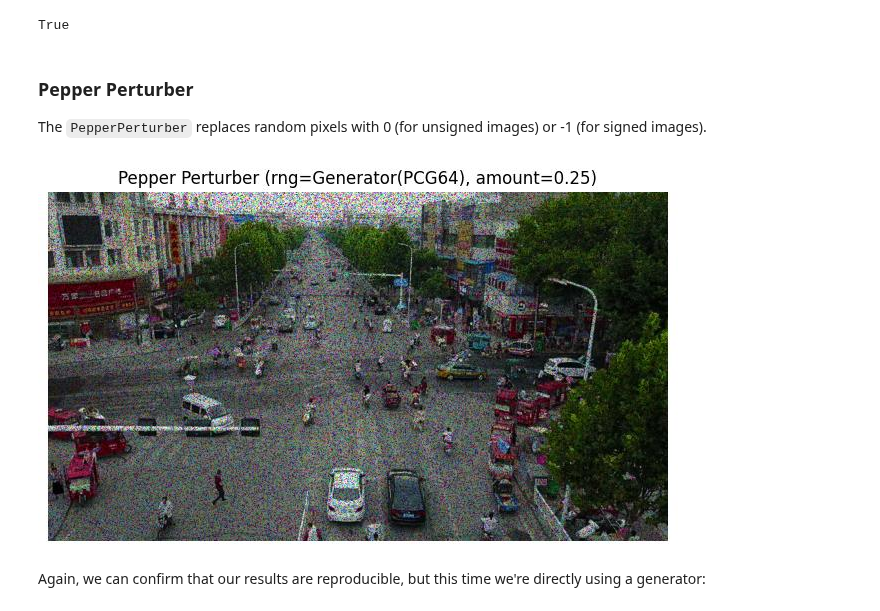
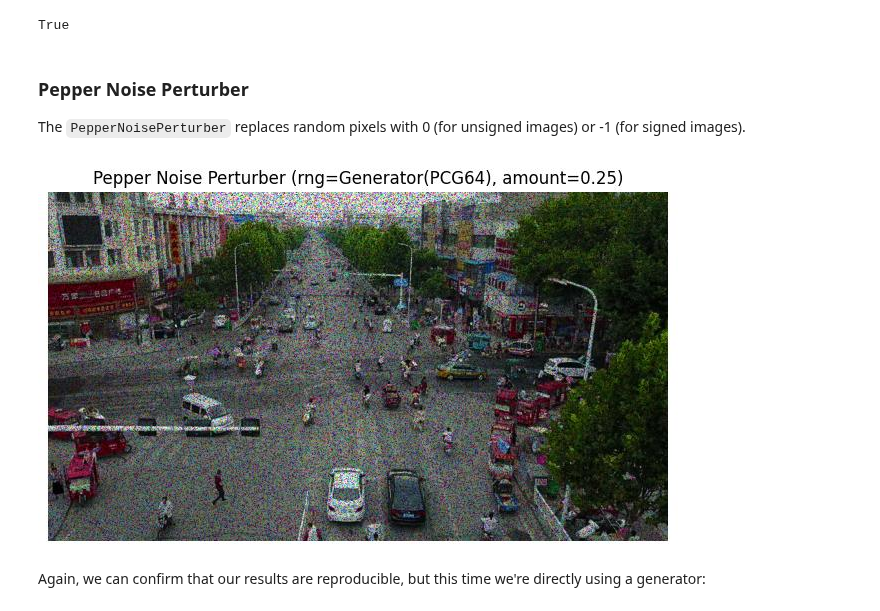
Before and after one commit to Kitware/nrtk, a Jupyter notebook: examples/perturbers.ipynb, the cells around one changed output. Saved outputs shown, nothing was run; the diff lists cells and outputs as text; code cells hidden in the pictures.

```diff
--- a/examples/perturbers.ipynb
+++ b/examples/perturbers.ipynb
@@ -112,21 +121,21 @@ assert np.array_equal(salt_out, salt_out2)
 # %% [output]
 True
 # %% [markdown]
-### Pepper Perturber <a name="pepper-perturber"></a>
+### Pepper Noise Perturber <a name="pepper-noise-perturber"></a>
 
-The `PepperPerturber` replaces random pixels with 0 (for unsigned images) or -1 (for signed images).
+The `PepperNoisePerturber` replaces random pixels with 0 (for unsigned images) or -1 (for signed images).
 # %%
 seed = 42
 amount = 0.25
 
-pepper_perturber = PepperPerturber(
+pepper_noise_perturber = PepperNoisePerturber(
     rng=np.random.default_rng(seed),
     amount=amount
 )
-pepper_out = pepper_perturber(img)
-display(pepper_out, f"Pepper Perturber {config_to_str(pepper_perturber.get_config())}")
+pepper_noise_out = pepper_noise_perturber(img)
+display(pepper_noise_out, f"Pepper Noise Perturber {config_to_str(pepper_noise_perturber.get_config())}")
 # %% [output]
-[figure, old version]
+[figure, new version]
 # %% [markdown]
 Again, we can confirm that our results are reproducible, but this time we're directly using a generator:
 # %%
```
Also changed, not shown: parts of 20 cells of this notebook, 11 other files.
